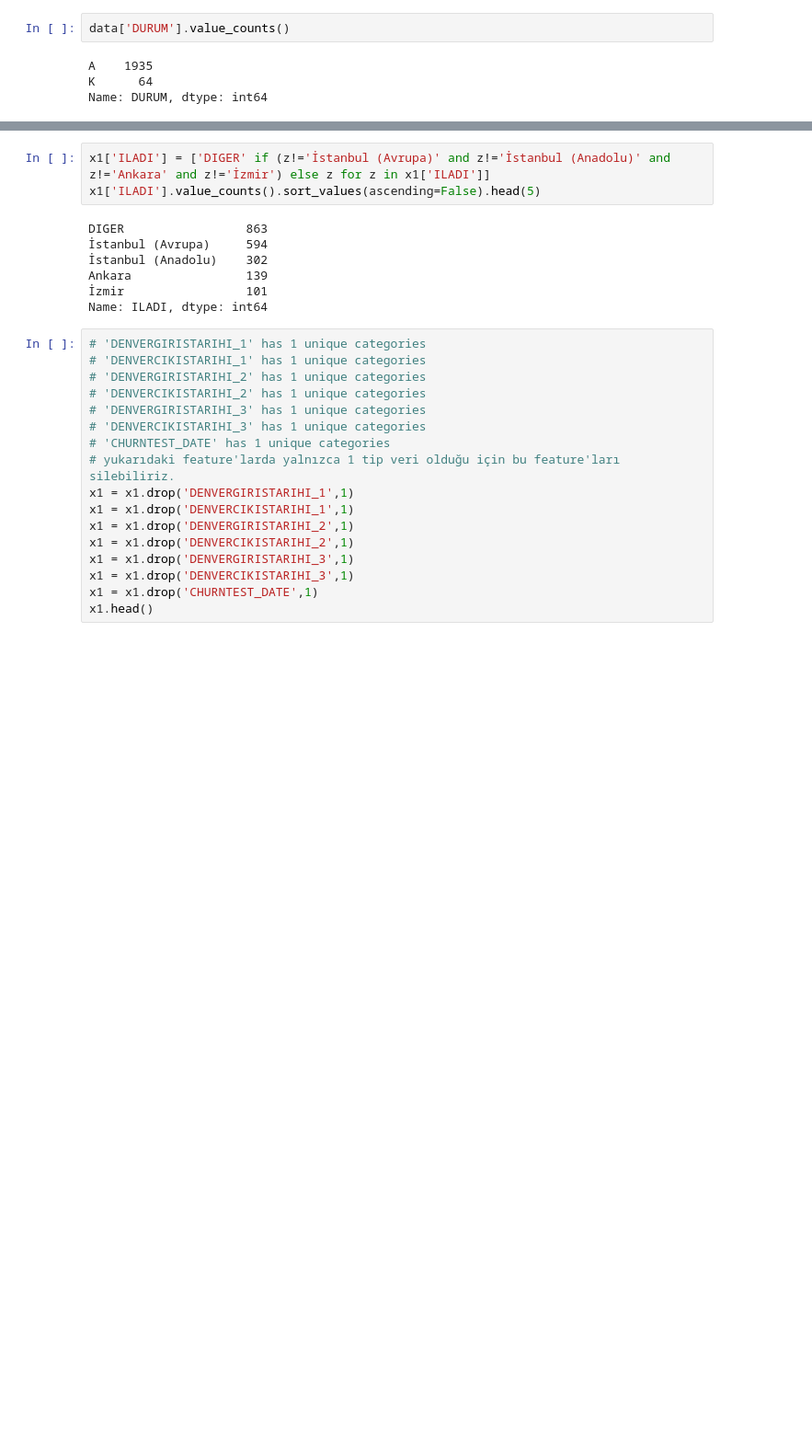
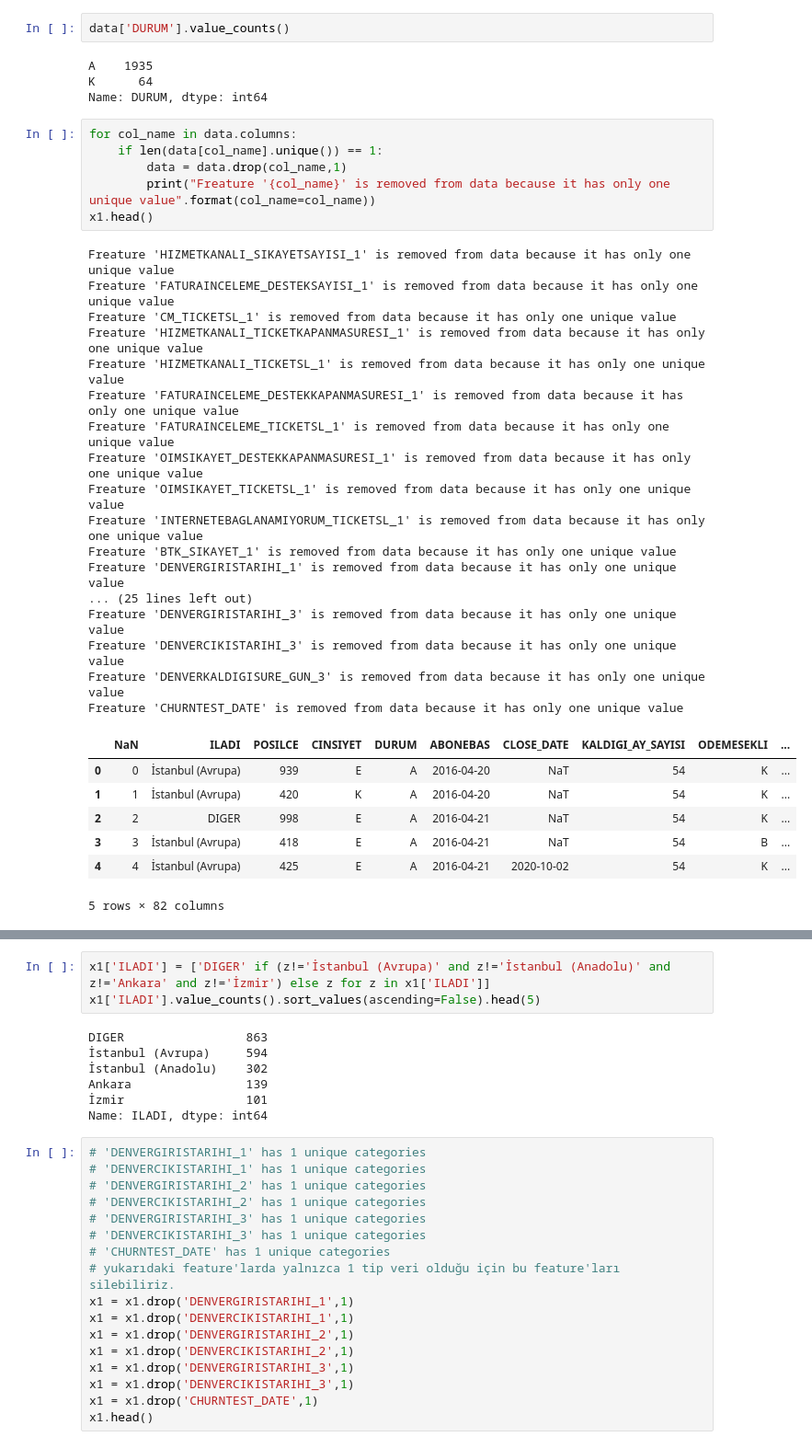
Before and after one commit to akbuluth/churn, a Jupyter notebook: churn.ipynb, the cells around one changed output, grey strips where cells are left out. Shown: that part at 92% size. Cells and saved outputs as stored; diff of their text form; blank space fills up the shorter version.

```diff
--- a/churn.ipynb
+++ b/churn.ipynb
@@ -52,3 +60,34 @@ data['DURUM'].value_counts()
 A    1935
 K      64
 Name: DURUM, dtype: int64
+# %%
+for col_name in data.columns:
+    if len(data[col_name].unique()) == 1:
+        data = data.drop(col_name,1)
+        print("Freature '{col_name}' is removed from data because it has only one unique value".format(col_name=col_name))
+x1.head()
+# %% [output]
+Freature 'HIZMETKANALI_SIKAYETSAYISI_1' is removed from data because it has only one unique value
+Freature 'FATURAINCELEME_DESTEKSAYISI_1' is removed from data because it has only one unique value
+Freature 'CM_TICKETSL_1' is removed from data because it has only one unique value
+Freature 'HIZMETKANALI_TICKETKAPANMASURESI_1' is removed from data because it has only one unique value
+Freature 'HIZMETKANALI_TICKETSL_1' is removed from data because it has only one unique value
+Freature 'FATURAINCELEME_DESTEKKAPANMASURESI_1' is removed from data because it has only one unique value
+Freature 'FATURAINCELEME_TICKETSL_1' is removed from data because it has only one unique value
+Freature 'OIMSIKAYET_DESTEKKAPANMASURESI_1' is removed from data because it has only one unique value
+Freature 'OIMSIKAYET_TICKETSL_1' is removed from data because it has only one unique value
+Freature 'INTERNETEBAGLANAMIYORUM_TICKETSL_1' is removed from data because it has only one unique value
+Freature 'BTK_SIKAYET_1' is removed from data because it has only one unique value
+Freature 'DENVERGIRISTARIHI_1' is removed from data because it has only one unique value
+... (25 lines left out)
+Freature 'DENVERGIRISTARIHI_3' is removed from data because it has only one unique value
+Freature 'DENVERCIKISTARIHI_3' is removed from data because it has only one unique value
+Freature 'DENVERKALDIGISURE_GUN_3' is removed from data because it has only one unique value
+Freature 'CHURNTEST_DATE' is removed from data because it has only one unique value
+|  | NaN | ILADI | POSILCE | CINSIYET | DURUM | ABONEBAS | CLOSE_DATE | KALDIGI_AY_SAYISI | ODEMESEKLI | ... |
+| 0 | 0 | İstanbul (Avrupa) | 939 | E | A | 2016-04-20 | NaT | 54 | K | ... |
+| 1 | 1 | İstanbul (Avrupa) | 420 | K | A | 2016-04-20 | NaT | 54 | K | ... |
+| 2 | 2 | DIGER | 998 | E | A | 2016-04-21 | NaT | 54 | K | ... |
+| 3 | 3 | İstanbul (Avrupa) | 418 | E | A | 2016-04-21 | NaT | 54 | B | ... |
+| 4 | 4 | İstanbul (Avrupa) | 425 | E | A | 2016-04-21 | 2020-10-02 | 54 | K | ... |
+5 rows × 82 columns
```
Also changed, not shown: parts of 16 cells of this notebook.
